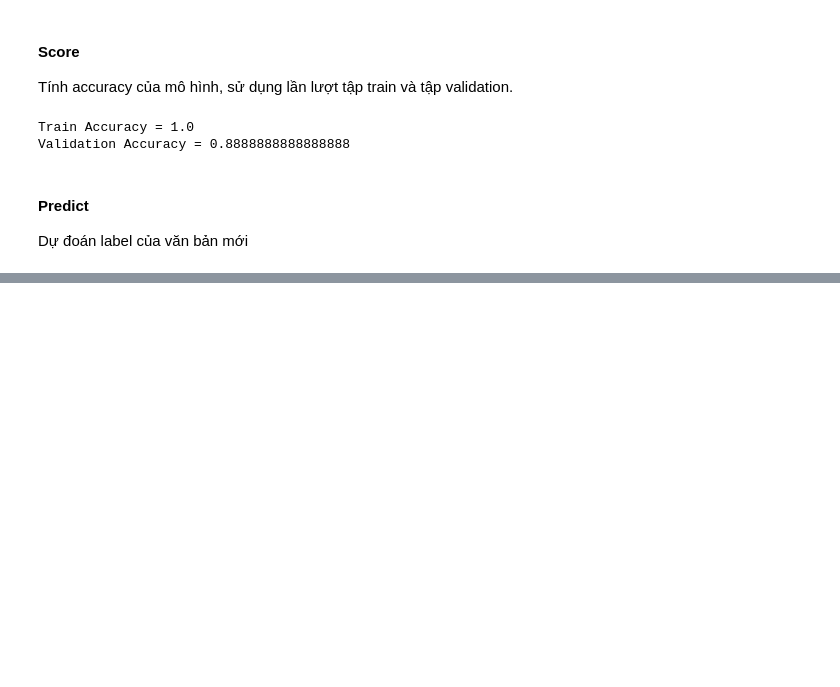
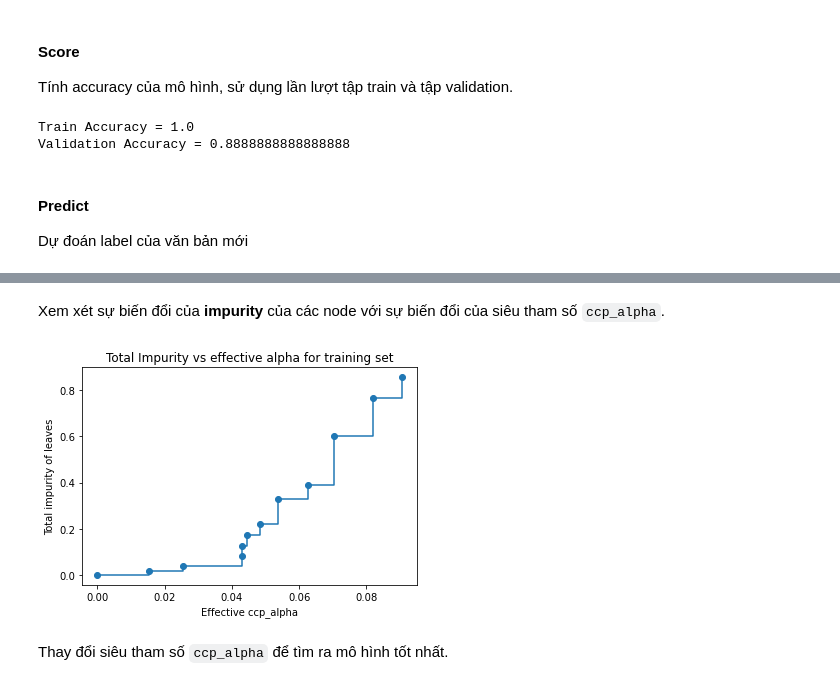
Before and after one commit to nnguyet/Fake-News-Detection, a Jupyter notebook: PJ3.ipynb, the cells around one changed output, grey strips where cells are left out. Drawn from its saved outputs; the diff is of its cells as text; code cells hidden in the pictures; blank space fills up the shorter version.

Commit message:
add decision tree

```diff
--- a/PJ3.ipynb
+++ b/PJ3.ipynb
@@ -167,7 +169,8 @@ class PreprocessAndFeaturesExtract(BaseEstimator, TransformerMixin):
         tv = TfidfVectorizer(min_df = 0.0, max_df = 1.0, use_idf = True)
         tv_matrix = tv.fit_transform(preprocessed_texts)
         tv_matrix = tv_matrix.toarray()
-        df_features = pd.DataFrame(np.round(tv_matrix, 2), columns = tv.get_feature_names_out())
+#         df_features = pd.DataFrame(np.round(tv_matrix, 2), columns = tv.get_feature_names_out())
+        df_features = pd.DataFrame(np.round(tv_matrix, 2), columns = tv.get_feature_names())
 
         self.trained_tokens = df_features.columns.values
 
@@ -202,7 +205,8 @@ class PreprocessAndFeaturesExtract(BaseEstimator, TransformerMixin):
         tv = TfidfVectorizer(min_df = 0.0, max_df = 1.0, use_idf = True)
         tv_matrix = tv.fit_transform(preprocessed_texts)
         tv_matrix = tv_matrix.toarray()
-        vocab = tv.get_feature_names_out()
+#         vocab = tv.get_feature_names_out()
+        vocab = tv.get_feature_names()
         temp_df_features = pd.DataFrame(np.round(tv_matrix, 2), columns=vocab)
 
         df_features = pd.DataFrame()
@@ -271,0 +283,4 @@ Dự đoán label của văn bản mới
+# %%
+dtc = DecisionTreeClassifier(criterion='entropy')
+dtcPipeline = Pipeline(steps = [('extractfeatures',PreprocessAndFeaturesExtract()),('DecisionTree',dtc)])
+dtcPipeline
@@ -271,0 +292,3 @@ Dự đoán label của văn bản mới
+# %%
+%%time
+dtcPipeline.fit(train_X_df, train_Y_sr)
@@ -271,0 +313,15 @@ Dự đoán label của văn bản mới
+# %%
+path = dtcPipeline['DecisionTree'].cost_complexity_pruning_path(dtcPipeline[:-1].transform(train_X_df), train_Y_sr)
+ccp_alphas, impurities = path.ccp_alphas, path.impurities
+# %% [markdown]
+Xem xét sự biến đổi của **impurity** của các node với sự biến đổi của siêu tham số `ccp_alpha`.
+# %%
+fig, ax = plt.subplots()
+ax.plot(ccp_alphas[:-1], impurities[:-1], marker="o", drawstyle="steps-post")
+ax.set_xlabel("Effective ccp_alpha")
+ax.set_ylabel("Total impurity of leaves")
+ax.set_title("Total Impurity vs effective alpha for training set");
+# %% [output]
+[figure, added]
+# %% [markdown]
+Thay đổi siêu tham số `ccp_alpha` để tìm ra mô hình tốt nhất.
```
Also changed, not shown: parts of 15 cells of this notebook.
